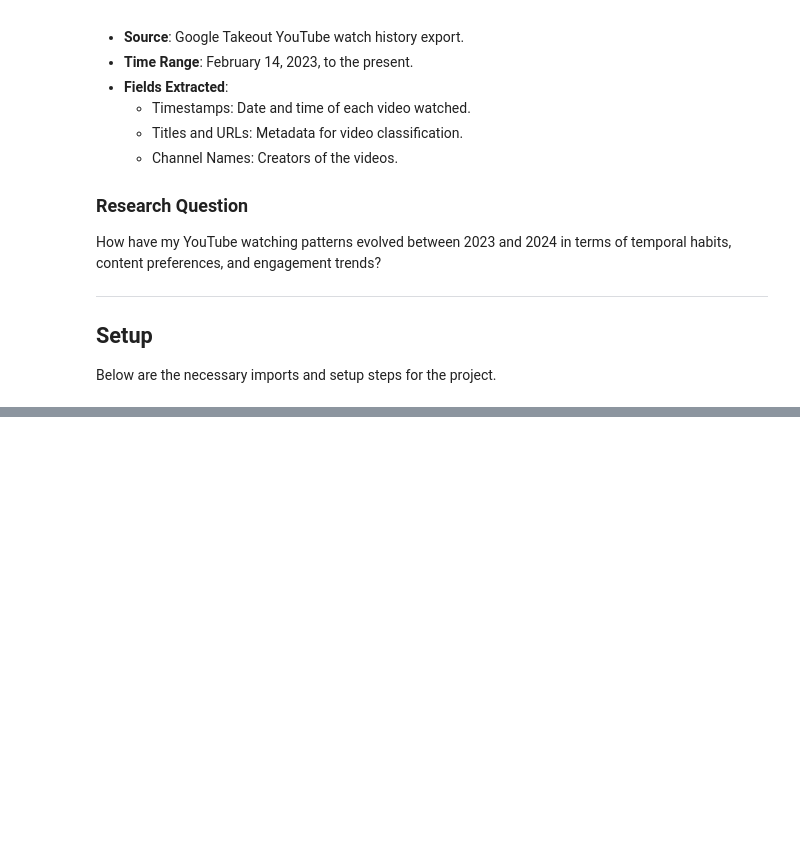
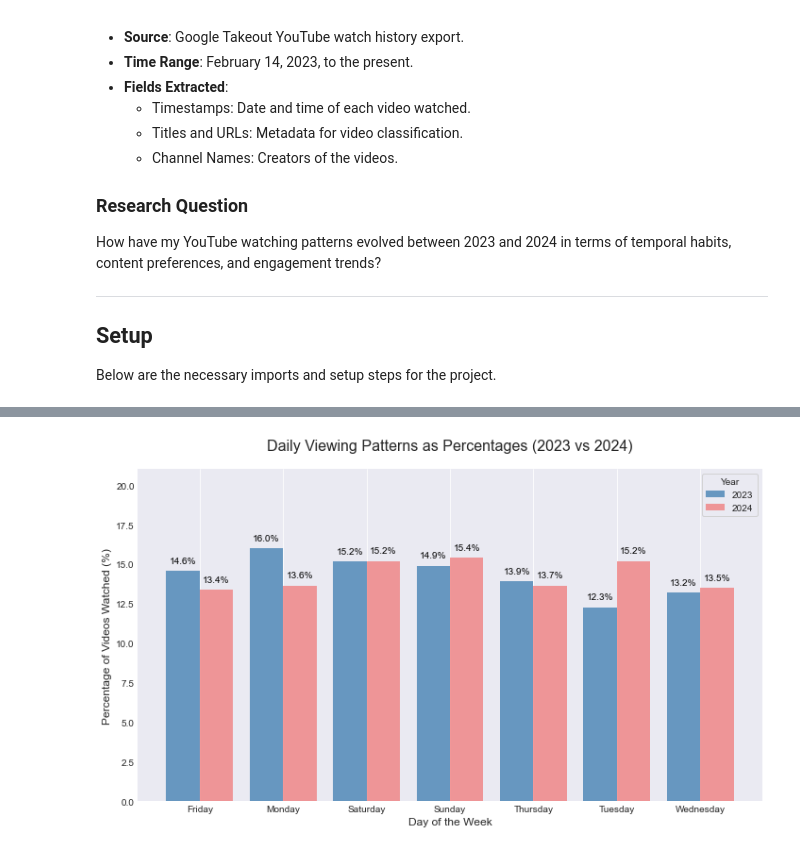
Before and after one commit to utkusama0/CS210-Project, a Jupyter notebook: notebook/youtube_analysis.ipynb, the cells around one changed output, grey strips where cells are left out. Cells and saved outputs as stored; diff of their text form; code cells hidden in the pictures; blank space fills up the shorter version.

```diff
--- a/notebook/youtube_analysis.ipynb
+++ b/notebook/youtube_analysis.ipynb
@@ -118,0 +173,39 @@ KeyboardInterrupt:
+# %%
+import matplotlib.pyplot as plt
+import seaborn as sns
+
+daily_counts = youtube_df.groupby(["Year", "Day"])["Title"].count().unstack(fill_value=0)
+daily_counts_pct = daily_counts.div(daily_counts.sum(axis=1), axis=0) * 100
+# Define the bar width
+bar_width = 0.4
+
+# Define x positions for bars
+x = range(len(daily_counts_pct.columns))  # Days of the week
+
+# Create the plot
+plt.figure(figsize=(10, 6))
+
+# Plot bars for 2023 and 2024
+plt.bar(x, daily_counts_pct.loc[2023], width=bar_width, label="2023", color="steelblue", alpha=0.8)
+plt.bar([i + bar_width for i in x], daily_counts_pct.loc[2024], width=bar_width, label="2024", color="lightcoral", alpha=0.8)
+
+# Customize the plot
+plt.title("Daily Viewing Patterns as Percentages (2023 vs 2024)", fontsize=16, pad=20)
+plt.xlabel("Day of the Week", fontsize=12)
+plt.ylabel("Percentage of Videos Watched (%)", fontsize=12)
+plt.xticks([i + bar_width / 2 for i in x], daily_counts_pct.columns, fontsize=10)
+plt.ylim(0, max(daily_counts_pct.loc[2023].max(), daily_counts_pct.loc[2024].max()) + 5)
+plt.legend(title="Year", fontsize=10, loc="upper right", frameon=True)
+plt.grid(axis="y", linestyle="--", alpha=0.5)
+
+# Add annotations (only for the highest bar per day to reduce clutter)
+for i in range(len(daily_counts_pct.columns)):
+    plt.text(i, daily_counts_pct.loc[2023][i] + 0.5, f"{daily_counts_pct.loc[2023][i]:.1f}%", ha="center", fontsize=10, color="black")
+    plt.text(i + bar_width, daily_counts_pct.loc[2024][i] + 0.5, f"{daily_counts_pct.loc[2024][i]:.1f}%", ha="center", fontsize=10, color="black")
+
+# Save and show plot
+plt.tight_layout()
+plt.savefig(os.path.join(VISUAL_DIR, "daily_trends_cleaned.png"))
+plt.show()
+# %% [output]
+[figure, added]
```
Also changed, not shown: parts of 11 cells of this notebook, 34 other files.
